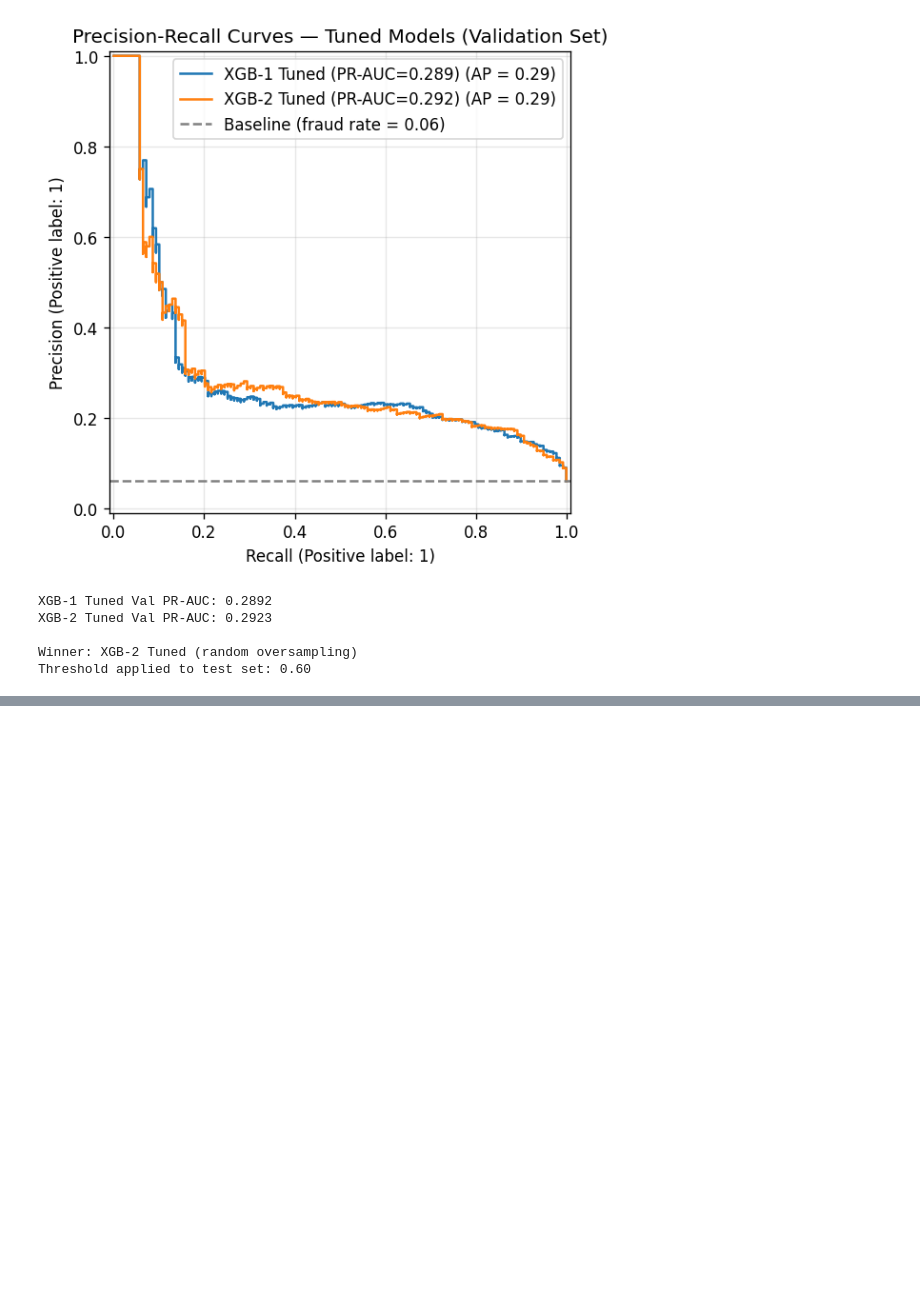
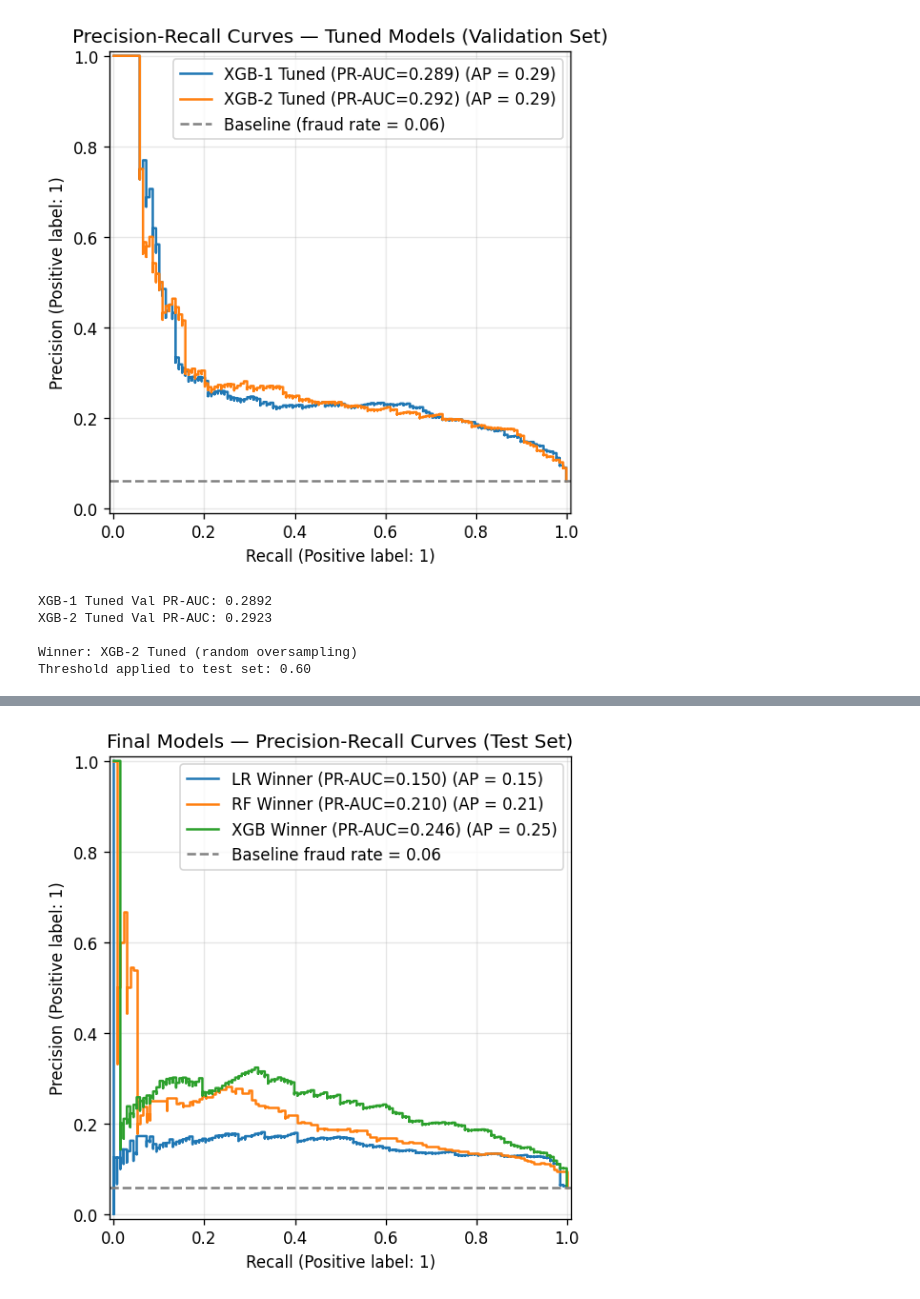
Before and after one commit to 1manvi/ML-Credit-Card-Fraud-2026, a Jupyter notebook: data_preprocessing_feature_engineering+XGBoost_not_finished.ipynb, the cells around one changed output, grey strips where cells are left out. Cells and saved outputs as stored; diff of their text form; code cells hidden in the pictures; blank space fills up the shorter version.

```diff
--- a/data_preprocessing_feature_engineering+XGBoost_not_finished.ipynb
+++ b/data_preprocessing_feature_engineering+XGBoost_not_finished.ipynb
@@ -2066,0 +2170,20 @@ Final test set (XGB-2 Tuned (random oversampling)):
+# %%
+fig, ax = plt.subplots(figsize=(7, 5))
+
+PrecisionRecallDisplay.from_predictions(y_test, y_test_proba_lr,
+    name=f"LR Winner (PR-AUC={lr_test_prauc:.3f})", ax=ax)
+PrecisionRecallDisplay.from_predictions(y_test, y_test_proba_rf,
+    name=f"RF Winner (PR-AUC={rf_test_prauc:.3f})", ax=ax)
+PrecisionRecallDisplay.from_predictions(y_test, y_test_proba_xgb,
+    name=f"XGB Winner (PR-AUC={xgb_test_prauc:.3f})", ax=ax)
+
+fraud_rate = y_test.mean()
+ax.axhline(fraud_rate, color="gray", linestyle="--",
+           label=f"Baseline fraud rate = {fraud_rate:.2f}")
+ax.set_title("Final Models — Precision-Recall Curves (Test Set)")
+ax.grid(alpha=0.3)
+ax.legend(loc="upper right")
+plt.tight_layout()
+plt.show()
+# %% [output]
+[figure, added]
```
Also changed, not shown: parts of 23 cells of this notebook.
